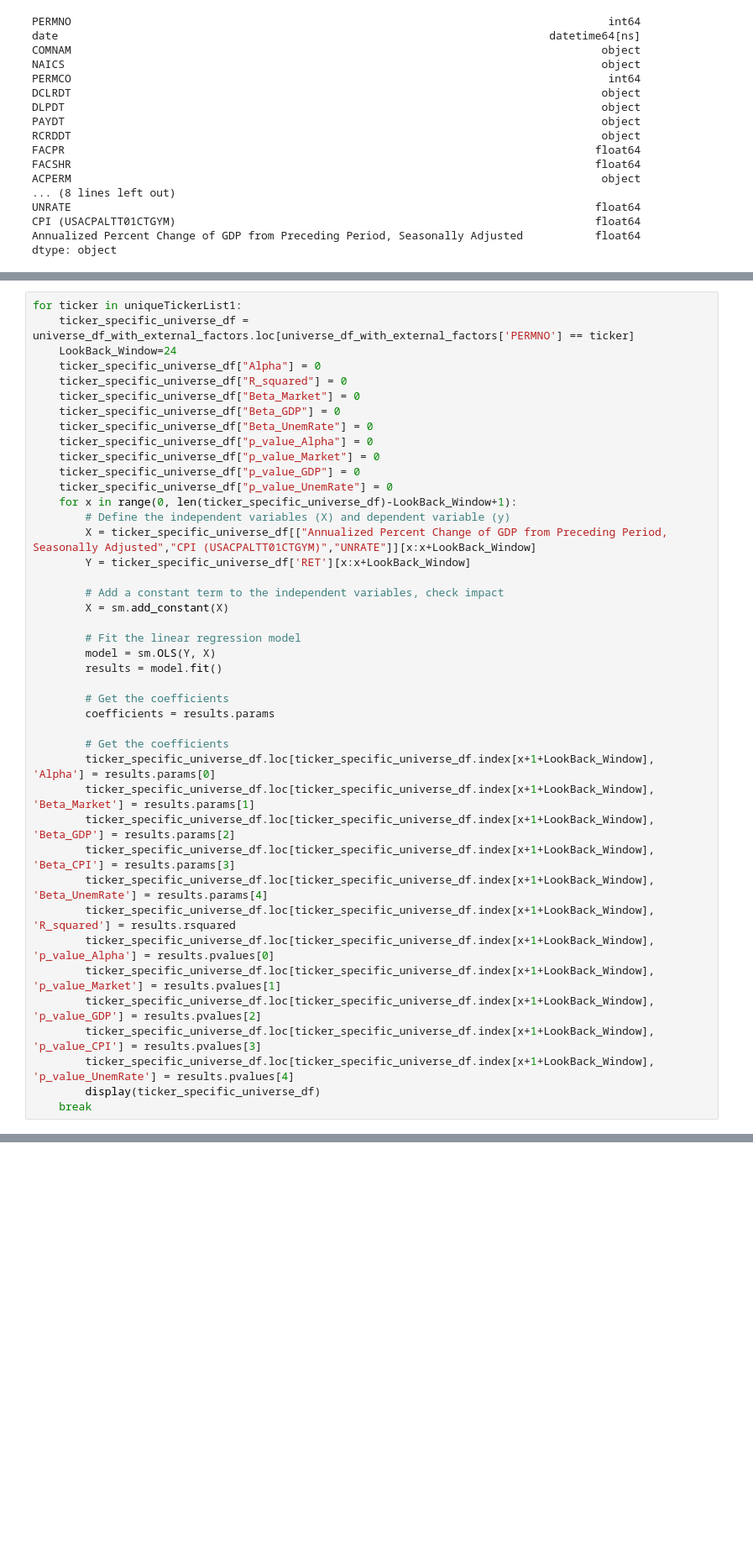
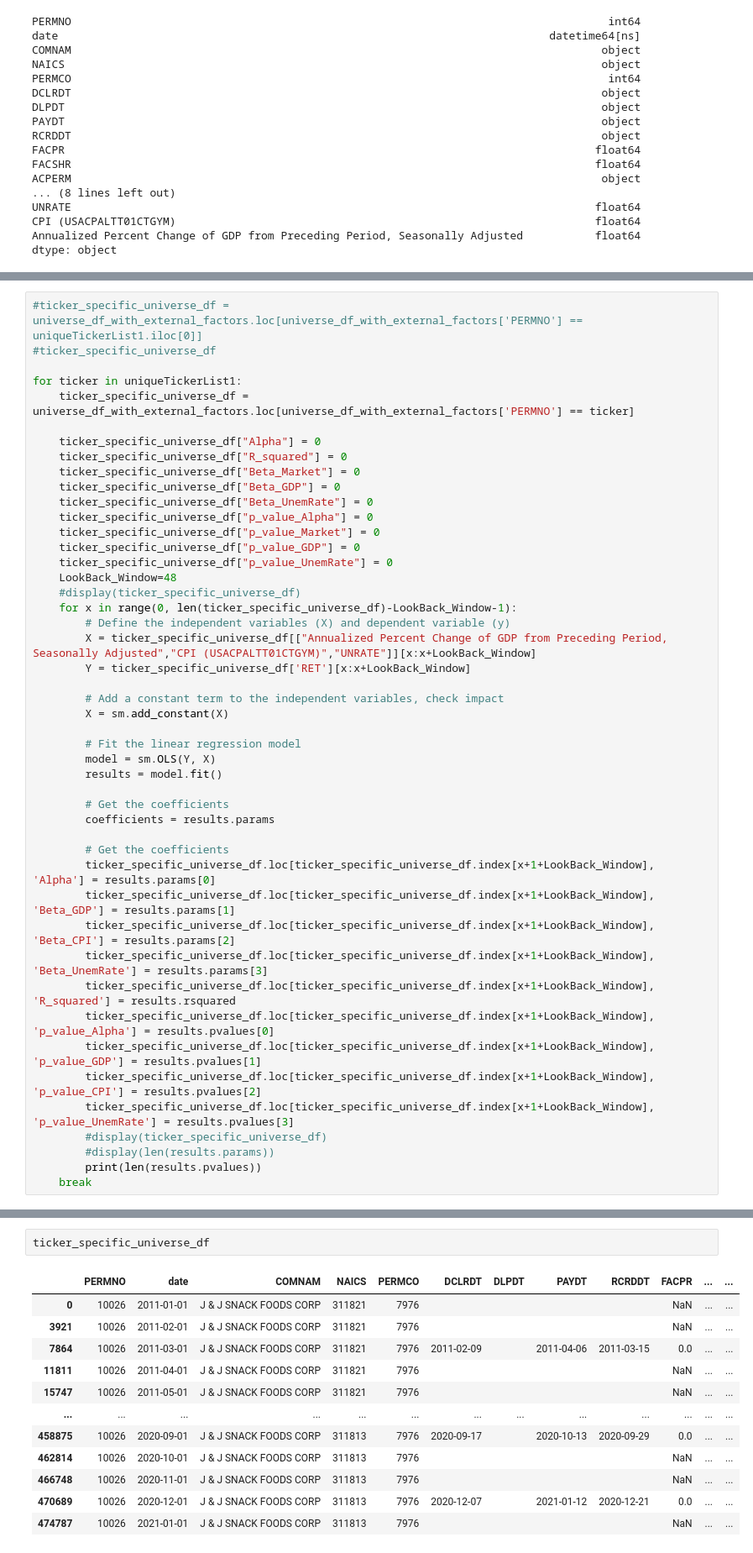
Before and after one commit to peterhindi/UBCTG-Factor-Research-Team, a Jupyter notebook: Factor_Model.ipynb, the cells around one changed output, grey strips where cells are left out. Shown: that part at 84% size. Drawn from its saved outputs; the diff is of its cells as text; blank space fills up the shorter version.

```diff
--- a/Factor_Model.ipynb
+++ b/Factor_Model.ipynb
@@ -172,7 +203,10 @@ dtype: object
 # %%
+#ticker_specific_universe_df = universe_df_with_external_factors.loc[universe_df_with_external_factors['PERMNO'] == uniqueTickerList1.iloc[0]]
+#ticker_specific_universe_df
+
 for ticker in uniqueTickerList1:
     ticker_specific_universe_df = universe_df_with_external_factors.loc[universe_df_with_external_factors['PERMNO'] == ticker]
-    LookBack_Window=24
+
     ticker_specific_universe_df["Alpha"] = 0
     ticker_specific_universe_df["R_squared"] = 0
     ticker_specific_universe_df["Beta_Market"] = 0
@@ -182,7 +216,9 @@ for ticker in uniqueTickerList1:
     ticker_specific_universe_df["p_value_Market"] = 0
     ticker_specific_universe_df["p_value_GDP"] = 0
     ticker_specific_universe_df["p_value_UnemRate"] = 0
-    for x in range(0, len(ticker_specific_universe_df)-LookBack_Window+1):
+    LookBack_Window=48
+    #display(ticker_specific_universe_df)
+    for x in range(0, len(ticker_specific_universe_df)-LookBack_Window-1):
         # Define the independent variables (X) and dependent variable (y)
         X = ticker_specific_universe_df[["Annualized Percent Change of GDP from Preceding Period, Seasonally Adjusted","CPI (USACPALTT01CTGYM)","UNRATE"]][x:x+LookBack_Window]
         Y = ticker_specific_universe_df['RET'][x:x+LookBack_Window]
@@ -199,17 +235,17 @@ for ticker in uniqueTickerList1:
 
         # Get the coefficients
         ticker_specific_universe_df.loc[ticker_specific_universe_df.index[x+1+LookBack_Window], 'Alpha'] = results.params[0]
-        ticker_specific_universe_df.loc[ticker_specific_universe_df.index[x+1+LookBack_Window], 'Beta_Market'] = results.params[1]
-        ticker_specific_universe_df.loc[ticker_specific_universe_df.index[x+1+LookBack_Window], 'Beta_GDP'] = results.params[2]
-        ticker_specific_universe_df.loc[ticker_specific_universe_df.index[x+1+LookBack_Window], 'Beta_CPI'] = results.params[3]
-        ticker_specific_universe_df.loc[ticker_specific_universe_df.index[x+1+LookBack_Window], 'Beta_UnemRate'] = results.params[4]
+        ticker_specific_universe_df.loc[ticker_specific_universe_df.index[x+1+LookBack_Window], 'Beta_GDP'] = results.params[1]
+        ticker_specific_universe_df.loc[ticker_specific_universe_df.index[x+1+LookBack_Window], 'Beta_CPI'] = results.params[2]
+        ticker_specific_universe_df.loc[ticker_specific_universe_df.index[x+1+LookBack_Window], 'Beta_UnemRate'] = results.params[3]
         ticker_specific_universe_df.loc[ticker_specific_universe_df.index[x+1+LookBack_Window], 'R_squared'] = results.rsquared
         ticker_specific_universe_df.loc[ticker_specific_universe_df.index[x+1+LookBack_Window], 'p_value_Alpha'] = results.pvalues[0]
-        ticker_specific_universe_df.loc[ticker_specific_universe_df.index[x+1+LookBack_Window], 'p_value_Market'] = results.pvalues[1]
-        ticker_specific_universe_df.loc[ticker_specific_universe_df.index[x+1+LookBack_Window], 'p_value_GDP'] = results.pvalues[2]
-        ticker_specific_universe_df.loc[ticker_specific_universe_df.index[x+1+LookBack_Window], 'p_value_CPI'] = results.pvalues[3]
-        ticker_specific_universe_df.loc[ticker_specific_universe_df.index[x+1+LookBack_Window], 'p_value_UnemRate'] = results.pvalues[4]
-        display(ticker_specific_universe_df)
+        ticker_specific_universe_df.loc[ticker_specific_universe_df.index[x+1+LookBack_Window], 'p_value_GDP'] = results.pvalues[1]
+        ticker_specific_universe_df.loc[ticker_specific_universe_df.index[x+1+LookBack_Window], 'p_value_CPI'] = results.pvalues[2]
+        ticker_specific_universe_df.loc[ticker_specific_universe_df.index[x+1+LookBack_Window], 'p_value_UnemRate'] = results.pvalues[3]
+        #display(ticker_specific_universe_df)
+        #display(len(results.params))
+        print(len(results.pvalues))
     break
 # %% [output]
 A value is trying to be set on a copy of a slice from a DataFrame.
@@ -232,0 +302,15 @@ IndexError: index 4 is out of bounds for axis 0 with size 4
+# %%
+ticker_specific_universe_df
+# %% [output]
+|  | PERMNO | date | COMNAM | NAICS | PERMCO | DCLRDT | DLPDT | PAYDT | RCRDDT | FACPR | ... | ... |
+| 0 | 10026 | 2011-01-01 | J & J SNACK FOODS CORP | 311821 | 7976 |  |  |  |  | NaN | ... | ... |
+| 3921 | 10026 | 2011-02-01 | J & J SNACK FOODS CORP | 311821 | 7976 |  |  |  |  | NaN | ... | ... |
+| 7864 | 10026 | 2011-03-01 | J & J SNACK FOODS CORP | 311821 | 7976 | 2011-02-09 |  | 2011-04-06 | 2011-03-15 | 0.0 | ... | ... |
+| 11811 | 10026 | 2011-04-01 | J & J SNACK FOODS CORP | 311821 | 7976 |  |  |  |  | NaN | ... | ... |
+| 15747 | 10026 | 2011-05-01 | J & J SNACK FOODS CORP | 311821 | 7976 |  |  |  |  | NaN | ... | ... |
+| ... | ... | ... | ... | ... | ... | ... | ... | ... | ... | ... | ... | ... |
+| 458875 | 10026 | 2020-09-01 | J & J SNACK FOODS CORP | 311813 | 7976 | 2020-09-17 |  | 2020-10-13 | 2020-09-29 | 0.0 | ... | ... |
+| 462814 | 10026 | 2020-10-01 | J & J SNACK FOODS CORP | 311813 | 7976 |  |  |  |  | NaN | ... | ... |
+| 466748 | 10026 | 2020-11-01 | J & J SNACK FOODS CORP | 311813 | 7976 |  |  |  |  | NaN | ... | ... |
+| 470689 | 10026 | 2020-12-01 | J & J SNACK FOODS CORP | 311813 | 7976 | 2020-12-07 |  | 2021-01-12 | 2020-12-21 | 0.0 | ... | ... |
+| 474787 | 10026 | 2021-01-01 | J & J SNACK FOODS CORP | 311813 | 7976 |  |  |  |  | NaN | ... | ... |
```
Also changed, not shown: parts of 5 cells of this notebook.
